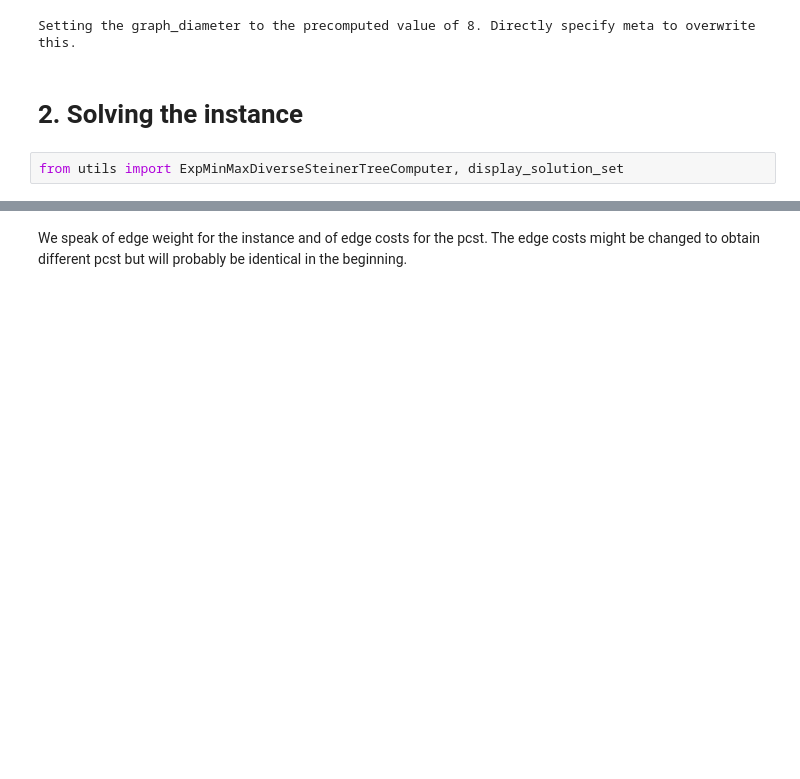
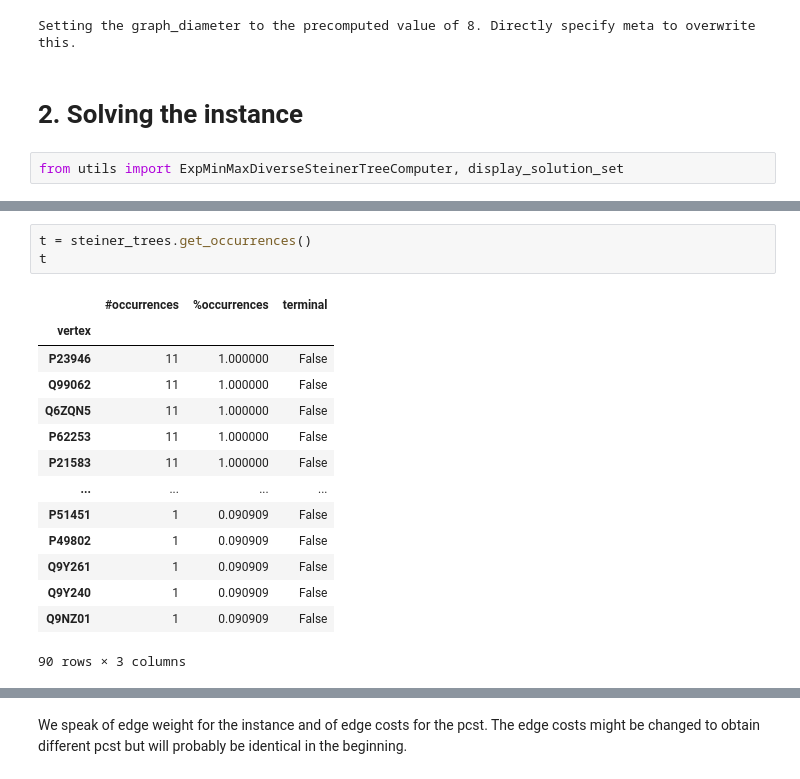
Before and after one commit to bionetslab/robust, a Jupyter notebook: pcst_approach/playground_dominik.ipynb, the cells around one changed output, grey strips where cells are left out. Cells and saved outputs as stored; diff of their text form; blank space fills up the shorter version.

```diff
--- a/pcst_approach/playground_dominik.ipynb
+++ b/pcst_approach/playground_dominik.ipynb
@@ -56,0 +54,18 @@ Maximum cost of solution: 1671.233669195063
+# %%
+t = steiner_trees.get_occurrences()
+t
+# %% [output]
+|  | #occurrences | %occurrences | terminal |
+| vertex |  |  |  |
+| P23946 | 11 | 1.000000 | False |
+| Q99062 | 11 | 1.000000 | False |
+| Q6ZQN5 | 11 | 1.000000 | False |
+| P62253 | 11 | 1.000000 | False |
+| P21583 | 11 | 1.000000 | False |
+| ... | ... | ... | ... |
+| P51451 | 1 | 0.090909 | False |
+| P49802 | 1 | 0.090909 | False |
+| Q9Y261 | 1 | 0.090909 | False |
+| Q9Y240 | 1 | 0.090909 | False |
+| Q9NZ01 | 1 | 0.090909 | False |
+90 rows × 3 columns
```
Also changed, not shown: parts of 3 cells of this notebook, 2 other files.
